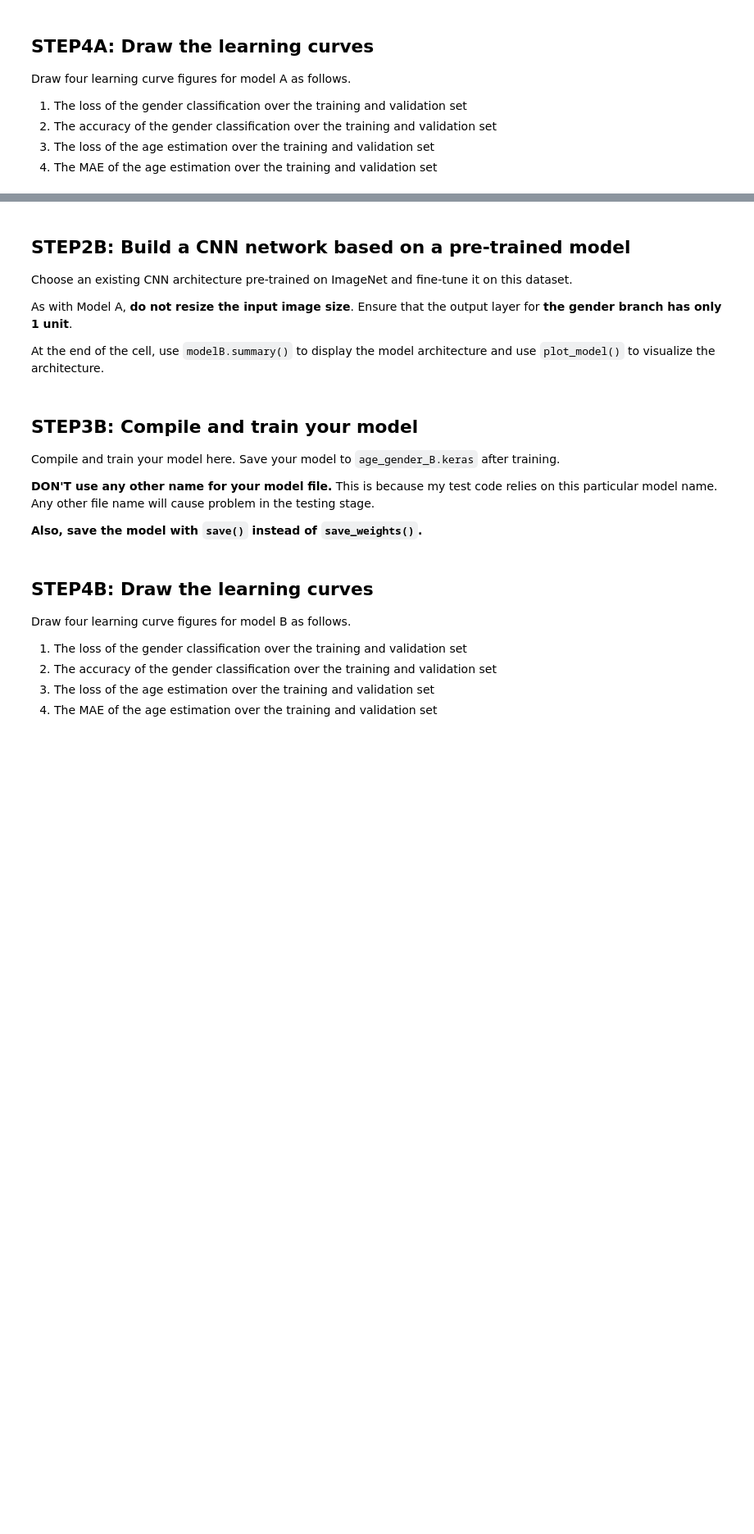
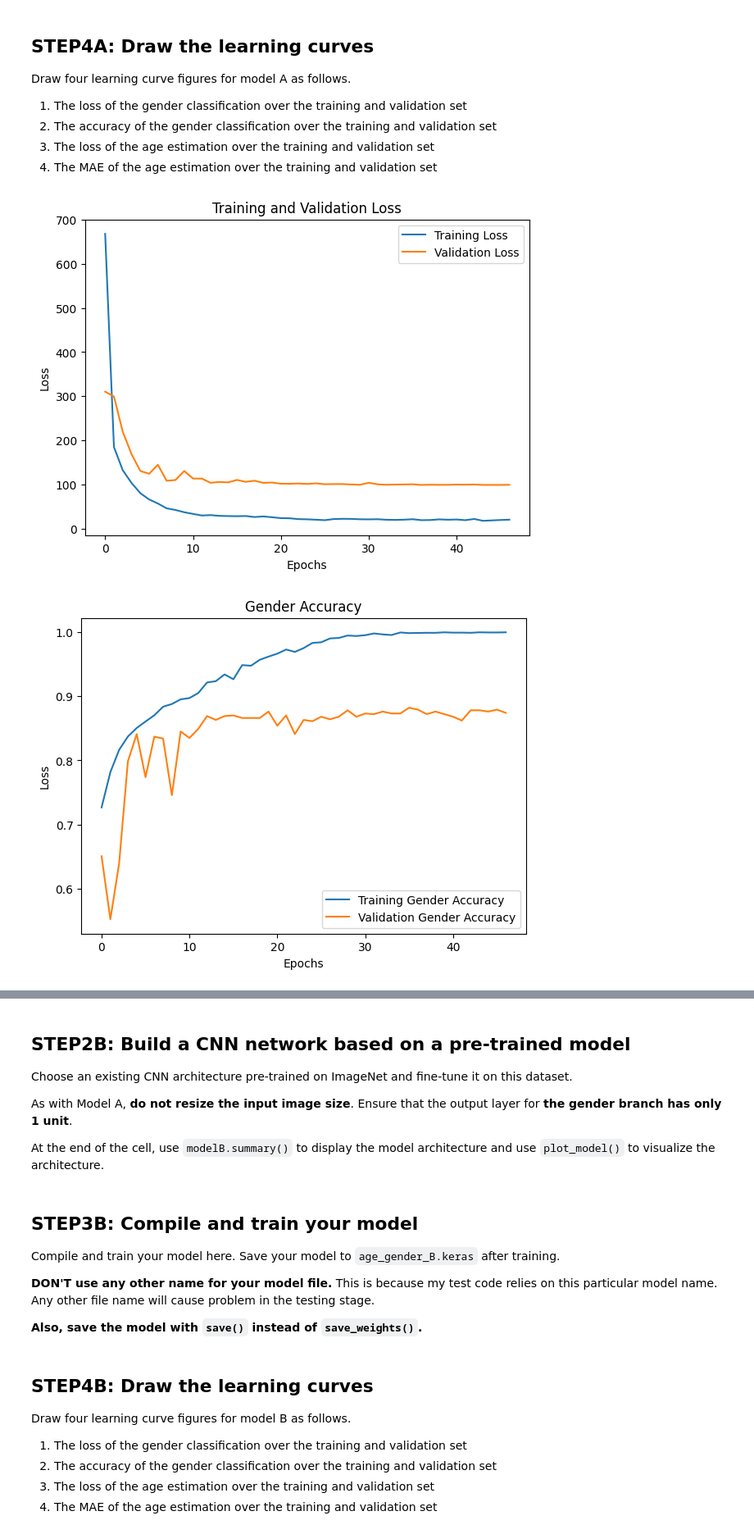
Before and after one commit to omarriyaz/age_gender_estimation_CNN, a Jupyter notebook: age_gender_submit.ipynb, the cells around one changed output, grey strips where cells are left out. Shown at 82% size. Saved outputs shown, nothing was run; the diff lists cells and outputs as text; code cells hidden in the pictures; blank space fills up the shorter version.

```diff
--- a/age_gender_submit.ipynb
+++ b/age_gender_submit.ipynb
@@ -103,10 +102,11 @@ Please note:
 import os
 import random
 import numpy as np
+
+# added new imports
 import cv2
 from tensorflow.keras import layers, Sequential
 
-# changed path again
 folder_train_val = '/Users/s16teen/Downloads/Work/UOB/SEM2/ML2/age_gender_estimation_CNN/train_val'
 all_image_files = [file for file in os.listdir(folder_train_val) if file.lower().endswith(('.jpg'))]
 
@@ -157,7 +157,7 @@ val_images, val_age, val_gender = load_imgs_lables(folder_train_val,val_image_fi
 
 data_augmentation = Sequential([
     layers.RandomFlip('horizontal'),
-    layers.RandomRotation(0.2),
+    layers.RandomRotation(0.3),
     layers.RandomZoom(0.1),
     layers.RandomTranslation(0.1,0.1),
     layers.RandomShear(0.1),
@@ -343,0 +354,39 @@ plt.show()
+# %%
+#
+# Add your code here
+#
+
+# plot the training and validation loss
+plt.figure(figsize=(7, 5))
+plt.plot(h.history['loss'], label='Training Loss')
+plt.plot(h.history['val_loss'], label='Validation Loss')
+plt.xlabel('Epochs')
+plt.ylabel('Loss')
+plt.title("Training and Validation Loss")
+plt.legend()
+plt.show()
+
+# plot the gender accuracy
+plt.figure(figsize=(7, 5))
+plt.plot(h.history['gender_accuracy'], label='Training Gender Accuracy')
+plt.plot(h.history['val_gender_accuracy'], label='Validation Gender Accuracy')
+plt.xlabel('Epochs')
+plt.ylabel('Loss')
+plt.title("Gender Accuracy")
+plt.legend()
+plt.show()
+
+# plot the age mean absolute error
+plt.figure(figsize=(7, 5))
+plt.plot(h.history['age_mae'], label='Training Age MAE')
+plt.plot(h.history['val_age_mae'], label='Validation Age MAE')
+plt.xlabel('Epochs')
+plt.ylabel('Loss')
+plt.title("Age Mean Absolute Error")
+plt.legend()
+plt.show()
+
+# plot the learning rate
+# %% [output]
+[figure, added]
+[figure, added]
```
Also changed, not shown: parts of 9 cells of this notebook.
